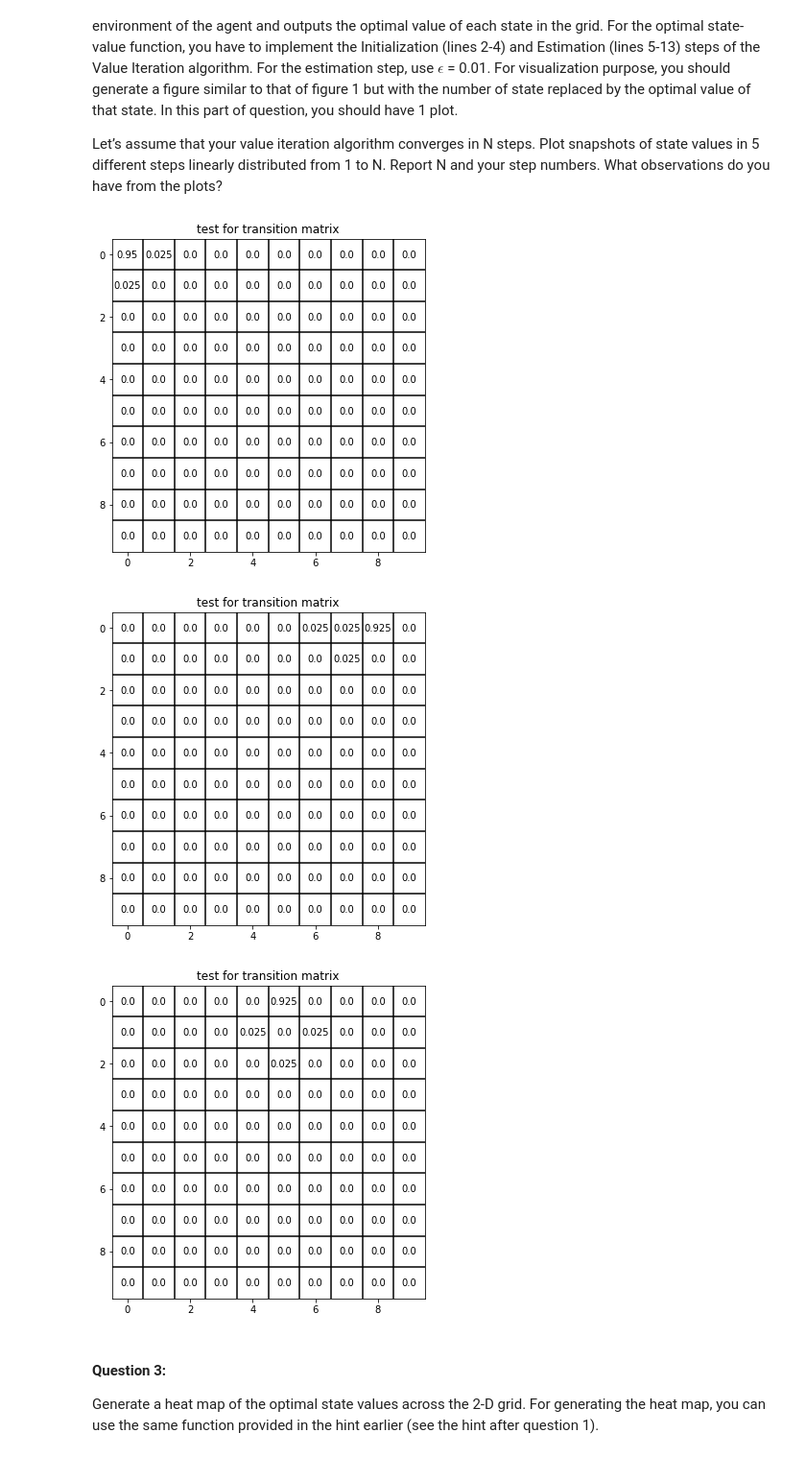
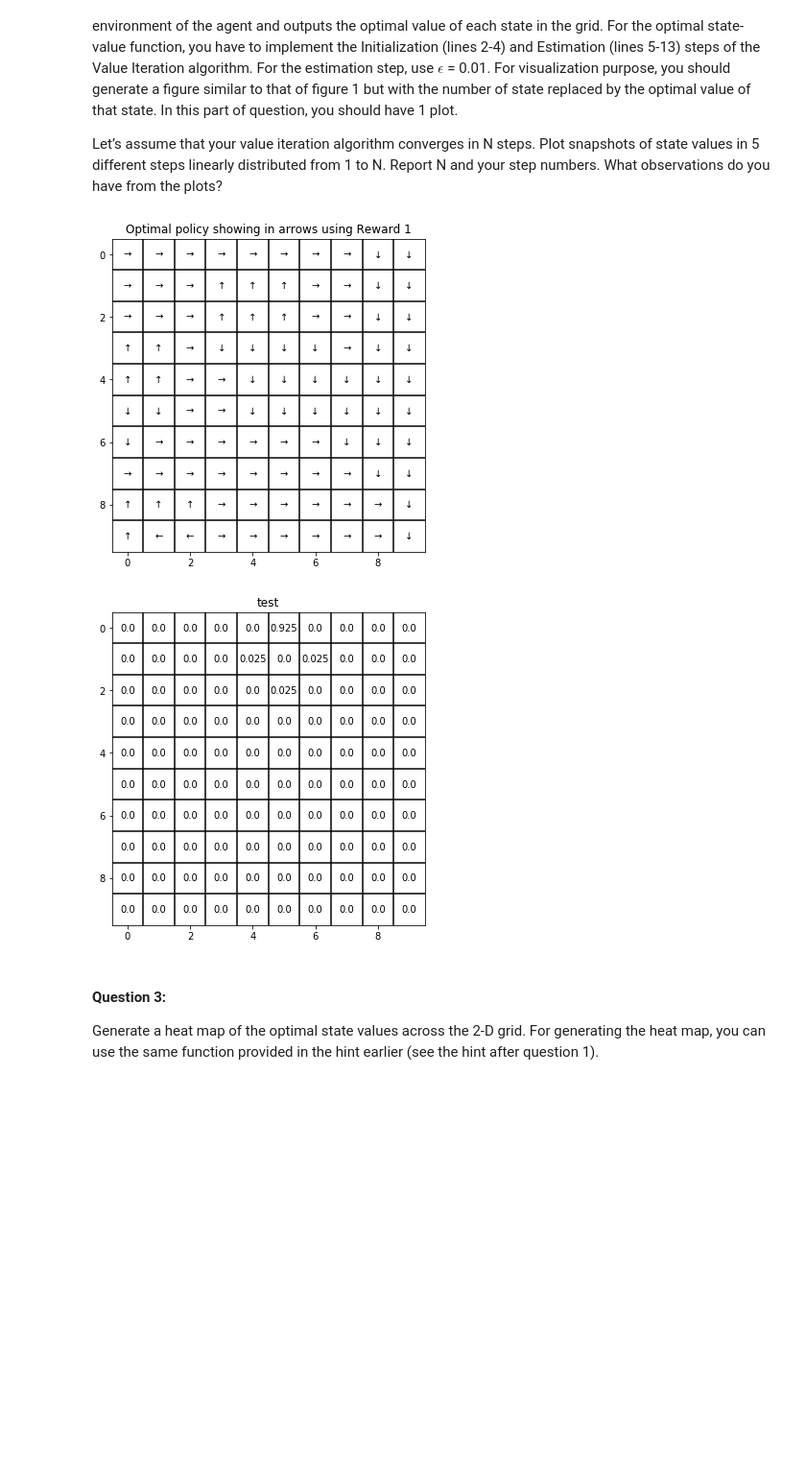
Before and after one commit to MaggieX/Large_Scale_Social_Complex_Network, a Jupyter notebook: Project3/Project3_Q1_Q17.ipynb, the cells around one changed output. Shown at 96% size. Cells and saved outputs as stored; diff of their text form; code cells hidden in the pictures; blank space fills up the shorter version.

Commit message:
update transition matrix arranged by policy

```diff
--- a/Project3/Project3_Q1_Q17.ipynb
+++ b/Project3/Project3_Q1_Q17.ipynb
@@ -336,25 +354,29 @@ def value_iteration(env, eps, snapshots=False):
     else:
         return pi, V
 # %%
-# test cell
+### test cell
 n = 10
 na = 4
 w = 0.1
 gamma = 0.8
 # estimation step epsilon
 eps = 0.01
 
 env1 = Environment(n, na, w, gamma, reward1)
-env1.create_transition_matrix()
+# env1.create_transition_matrix()
 tm = env1.get_transition_matrix()
 
-plot_grid_value(n, tm[0][0].reshape((n, n)), 'test for transition matrix') # state(0, 0) action left
-plot_grid_value(n, tm[1][7].reshape((n, n)), 'test for transition matrix') # state(0, 7) action right
-plot_grid_value(n, tm[2][15].reshape((n, n)), 'test for transition matrix') # state(1, 5) action up
+env1 = Environment(n, na, w, gamma, reward1)
+pi_1, V_1 = value_iteration(env1, eps)
+
+plot_policy(n, pi_1, 'Optimal policy showing in arrows using Reward 1')
+
+tm = env1.get_transition_matrix(pi_1)
+
+plot_grid_value(n, tm[0][15].reshape((n, n)), 'test')
 # %% [output]
-[figure, old version]
+[figure, new version]
-[figure, old version]
+[figure, new version]
-[figure, removed]
 # %%
 # state space size
 n = 10
```
Also changed, not shown: parts of 1 cell of this notebook.
